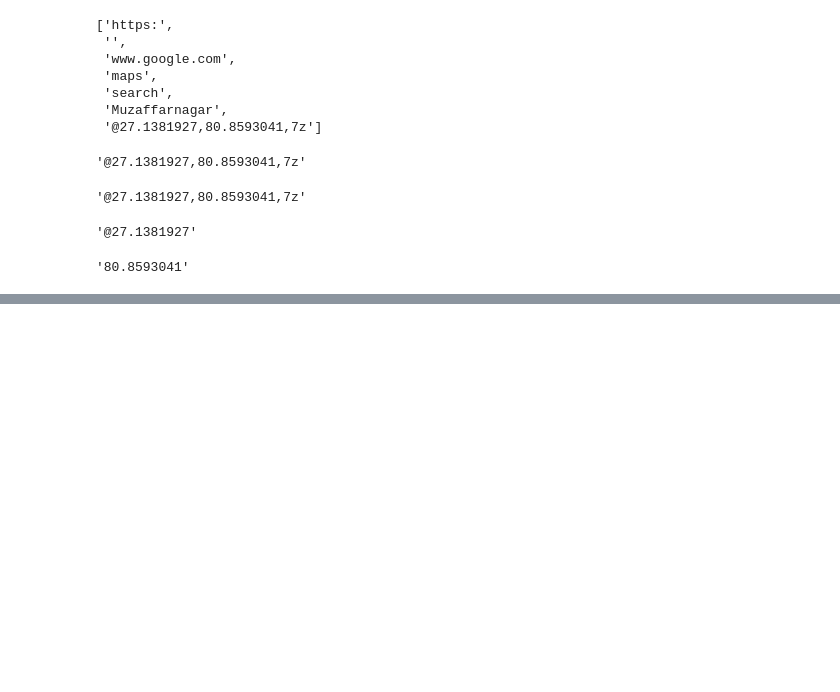
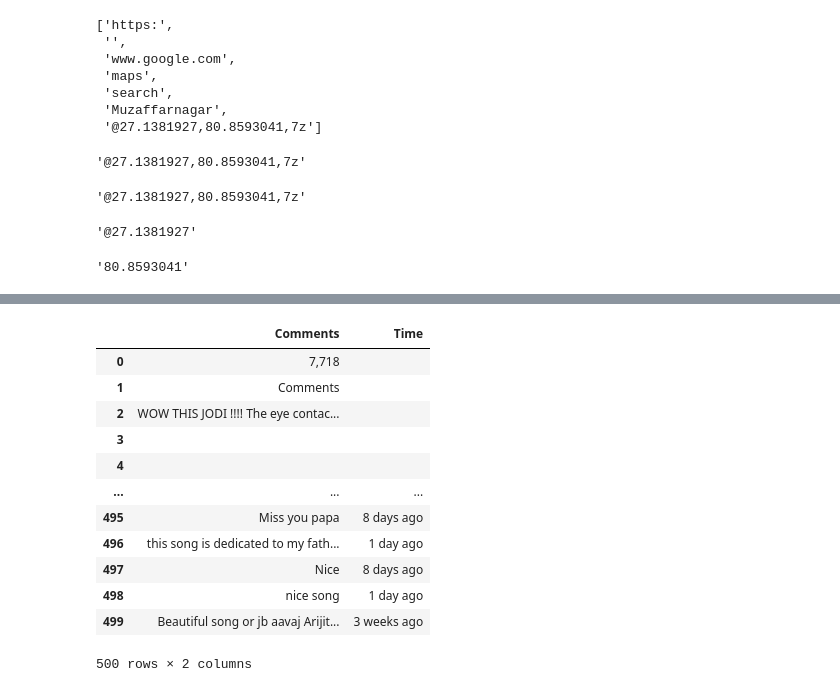
Before and after one commit to rzt1995/Internship, a Jupyter notebook: Assignment__3.ipynb, the cells around one changed output, grey strips where cells are left out. Drawn from its saved outputs; the diff is of its cells as text; code cells hidden in the pictures; blank space fills up the shorter version.

```diff
--- a/Assignment__3.ipynb
+++ b/Assignment__3.ipynb
@@ -864,0 +995,16 @@ comments
+# %%
+df[0:500]
+# %% [output]
+|  | Comments | Time |
+| 0 | 7,718 |  |
+| 1 | Comments |  |
+| 2 | WOW THIS JODI !!!! The eye contac... |  |
+| 3 | ️‍ |  |
+| 4 | ️‍ |  |
+| ... | ... | ... |
+| 495 | Miss you papa | 8 days ago |
+| 496 | this song is dedicated to my fath... | 1 day ago |
+| 497 | Nice | 8 days ago |
+| 498 | nice song | 1 day ago |
+| 499 | Beautiful song or jb aavaj Arijit... | 3 weeks ago |
+500 rows × 2 columns
```
Also changed, not shown: parts of 17 cells of this notebook.
